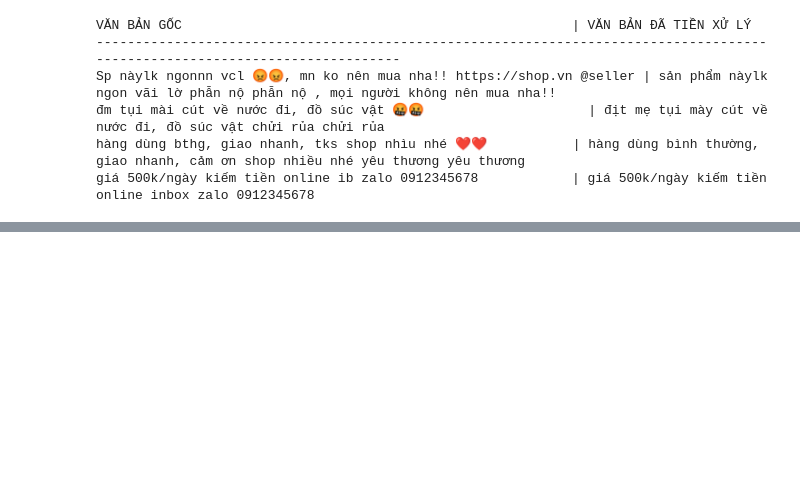
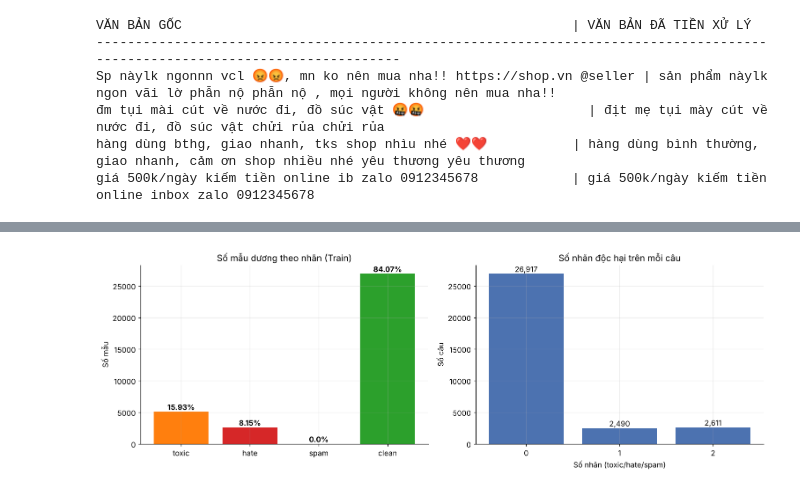
Before and after one commit to hanhhanh0508/vietnamese-toxic-comment-detection, a Jupyter notebook: notebooks/01_eda_and_preprocessing.ipynb, the cells around one changed output, grey strips where cells are left out. Drawn from its saved outputs; the diff is of its cells as text; code cells hidden in the pictures; blank space fills up the shorter version.

```diff
--- a/notebooks/01_eda_and_preprocessing.ipynb
+++ b/notebooks/01_eda_and_preprocessing.ipynb
@@ -276,0 +562,13 @@ giá 500k/ngày kiếm tiền online ib zalo 0912345678            | giá 500k/n
+# %%
+N = len(tr)
+label_stats = pd.DataFrame({
+    "Số mẫu dương": tr[LABELS].sum(),
+    "% mẫu dương": (100 * tr[LABELS].mean()).round(2),
+})
+label_stats["Số mẫu âm"] = N - label_stats["Số mẫu dương"]
+display(label_stats)
+
+zero_labels = label_stats.index[label_stats["Số mẫu dương"] == 0].tolist()
+if zero_labels:
+    display(Markdown(f"⚠️ **Cảnh báo:** nhãn `{', '.join(zero_labels)}` **không có mẫu dương nào** trong Train, "
+                     "không thể huấn luyện/đánh giá nhãn này. Xem mục 15."))
@@ -276,0 +582,17 @@ giá 500k/ngày kiếm tiền online ib zalo 0912345678            | giá 500k/n
+# %%
+fig, axes = plt.subplots(1, 2, figsize=(14, 4.8))
+
+bars = axes[0].bar(label_stats.index, label_stats["Số mẫu dương"], color=[COLORS[l] for l in label_stats.index])
+for b, p in zip(bars, label_stats["% mẫu dương"]):
+    axes[0].text(b.get_x() + b.get_width() / 2, b.get_height(), f"{p}%", ha="center", va="bottom", fontweight="bold")
+axes[0].set(title="Số mẫu dương theo nhãn (Train)", ylabel="Số mẫu")
+
+# Số nhãn độc hại đồng thời trên mỗi câu
+n_labels = tr[["toxic", "hate", "spam"]].sum(axis=1).value_counts().sort_index()
+axes[1].bar(n_labels.index.astype(str), n_labels.values, color="#4C72B0")
+for x, v in zip(n_labels.index.astype(str), n_labels.values):
+    axes[1].text(x, v, f"{v:,}", ha="center", va="bottom")
+axes[1].set(title="Số nhãn độc hại trên mỗi câu", xlabel="Số nhãn (toxic/hate/spam)", ylabel="Số câu")
+plt.tight_layout(); plt.show()
+# %% [output]
+[figure, added]
```
Also changed, not shown: parts of 24 cells of this notebook, 4 other files.
